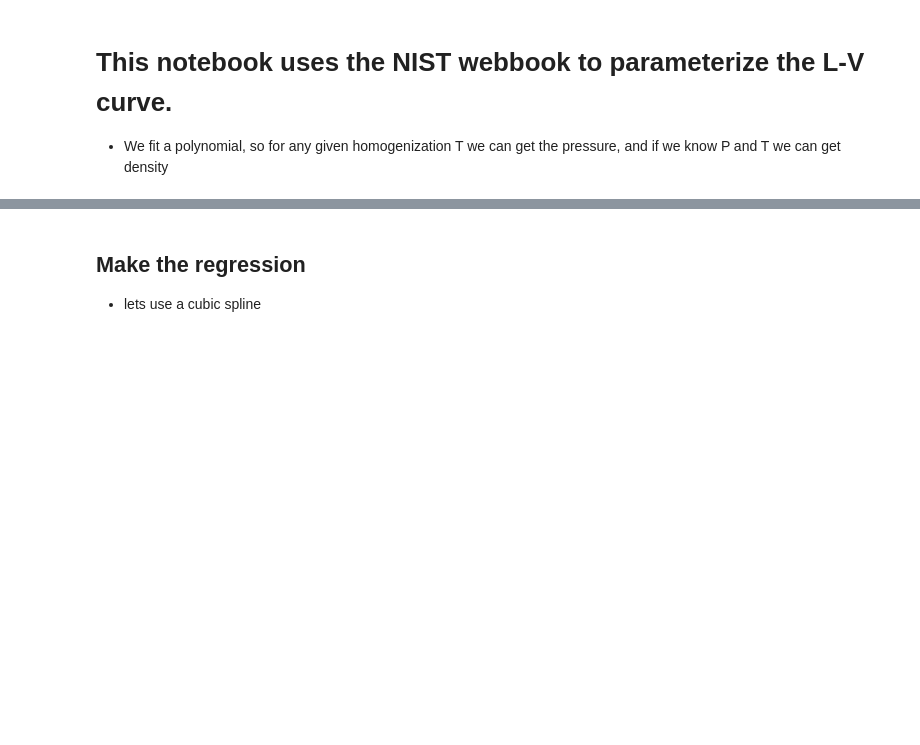
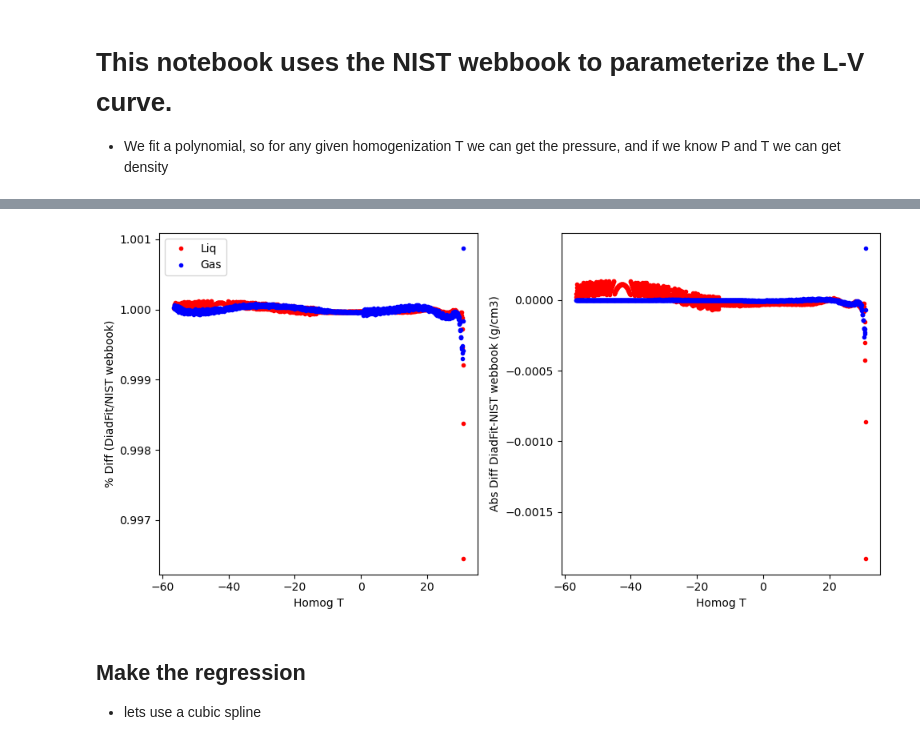
Before and after one commit to PennyWieser/DiadFit, a Jupyter notebook: Benchmarking/CO2_Homogenization_Temps/Defining_the_phase_boundary.ipynb, the cells around one changed output, grey strips where cells are left out. Cells and saved outputs as stored; diff of their text form; code cells hidden in the pictures; blank space fills up the shorter version.

```diff
--- a/Benchmarking/CO2_Homogenization_Temps/Defining_the_phase_boundary.ipynb
+++ b/Benchmarking/CO2_Homogenization_Temps/Defining_the_phase_boundary.ipynb
@@ -9,0 +22,3 @@ data=pd.read_excel('NistData_Critical.xlsx')
+# %%
+df_roomT_SW96=pf.calculate_CO2_density_homog_T_SW19962(T_h_C=data['Temperature (C)'])
+df_roomT_SW96
@@ -10,3 +39,21 @@ data=pd.read_excel('NistData_Critical.xlsx')
+# %%
+fig, (ax1, ax2) = plt.subplots(1, 2, figsize=(10,5))
+ax1.plot(df_roomT_SW96['T_h_C'],
+         df_roomT_SW96['Liq_gcm3']/data['Density (l, g/ml)'], '.r', label='Liq')
+ax1.plot(df_roomT_SW96['T_h_C'],
+         df_roomT_SW96['Gas_gcm3']/data['Density (v, g/ml)'], '.b', label='Gas')
+ax1.set_xlabel('Homog T')
+ax1.set_ylabel('% Diff (DiadFit/NIST webbook)')
+ax1.legend()
+ax2.plot(df_roomT_SW96['T_h_C'],
+         df_roomT_SW96['Liq_gcm3']-data['Density (l, g/ml)'], '.r', label='Liq')
+ax2.plot(df_roomT_SW96['T_h_C'],
+         df_roomT_SW96['Gas_gcm3']-data['Density (v, g/ml)'], '.b', label='Gas')
+ax2.set_xlabel('Homog T')
+ax2.set_ylabel('Abs Diff DiadFit-NIST webbook (g/cm3)')
+fig.tight_layout()
+# %% [output]
+[figure, added]
 # %% [markdown]
 ## Make the regression
 - lets use a cubic spline
```
Also changed, not shown: parts of 7 cells of this notebook, 15 other files.
